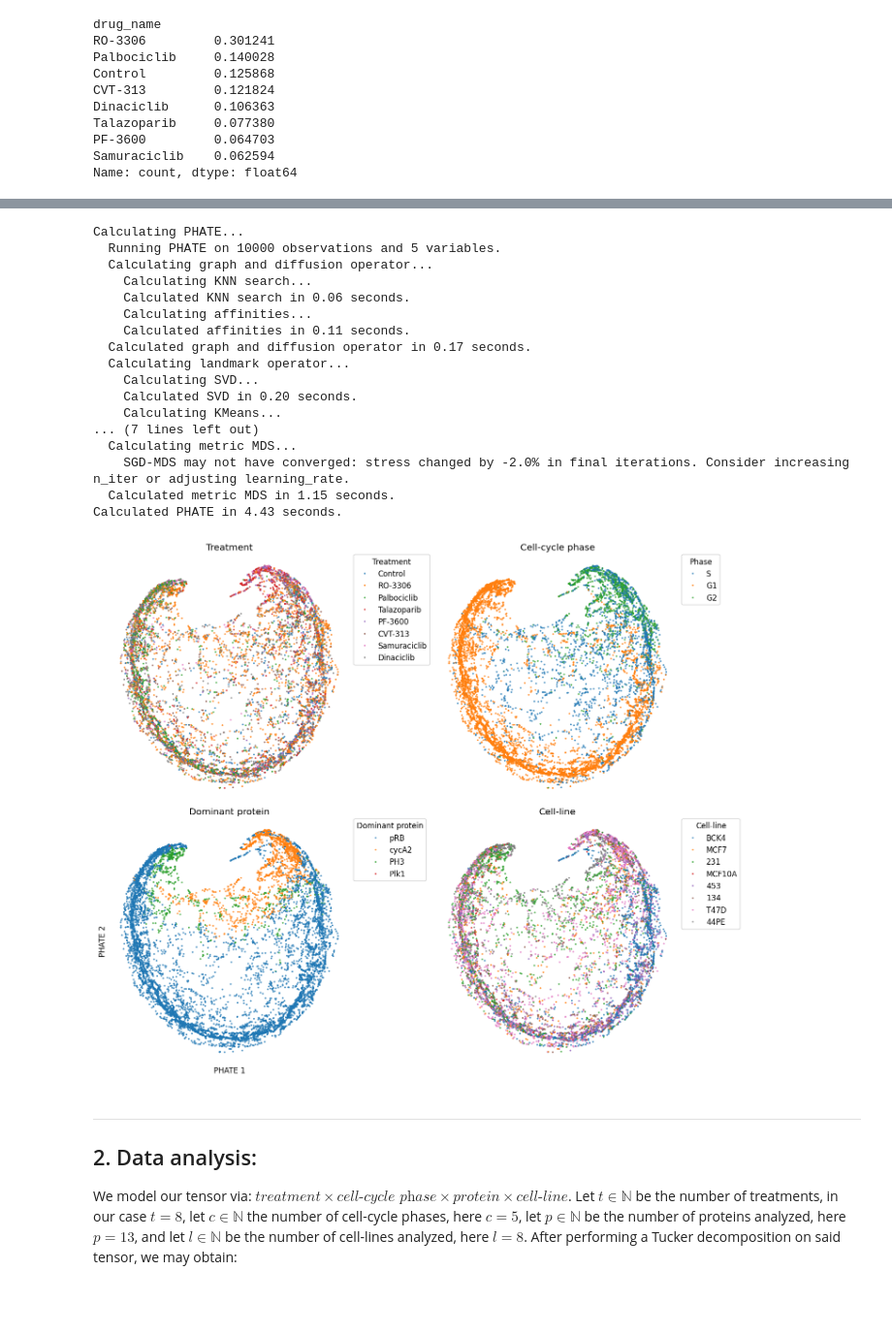
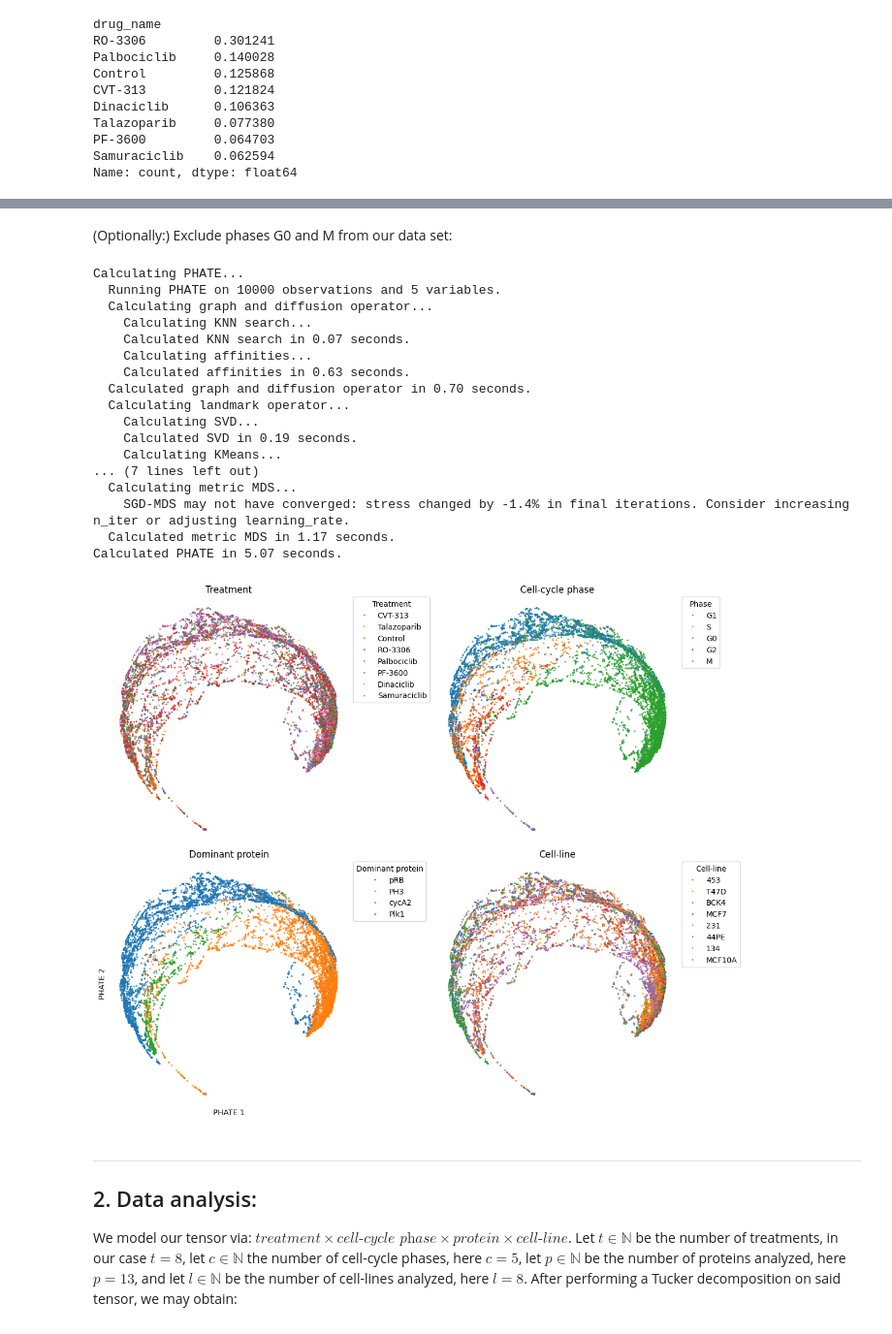
Before and after one commit to kaiwycik/tensors_and_cell_cycles, a Jupyter notebook: code/playground/playground_2.ipynb, the cells around one changed output, grey strips where cells are left out. Shown at 97% size. Saved outputs shown, nothing was run; the diff lists cells and outputs as text; code cells hidden in the pictures; blank space fills up the shorter version.

Commit message:
updated visualizations.

```diff
--- a/code/playground/playground_2.ipynb
+++ b/code/playground/playground_2.ipynb
@@ -183,2 +182,4 @@ pd.DataFrame(adata.X, columns=adata.var_names, index=adata.obs_names)
 2121333 rows × 5 columns
+# %% [markdown]
+(Optionally:) Exclude phases G0 and M from our data set:
 # %%
@@ -190,7 +191,7 @@ import phate
 dot_size = 5
 
 # PHATE on sampled data
-adata_sub = sc.pp.subsample(adata_sans_G0_M, n_obs=min(10000, adata_sans_G0_M.n_obs), copy=True, random_state=0)
+adata_sub = sc.pp.subsample(adata, n_obs=min(10000, adata.n_obs), copy=True, random_state=0)
 phate_op = phate.PHATE()
 data_phate = phate_op.fit_transform(adata_sub.X)
 dominant_protein = adata_sub[:, selected_features].to_df().idxmax(axis=1)
@@ -254,41 +255,41 @@ axes[3].set_title("Cell-line")
 axes[3].legend(
     title="Cell-line", bbox_to_anchor=(1.02, 1),
     loc="upper left", borderaxespad=0
 )
 
 
 # Final touches
 for ax in axes:
     if ax == axes[2]:
         ax.set_xlabel("PHATE 1")
         ax.set_ylabel("PHATE 2")
     else:
         ax.set_xlabel("")
         ax.set_ylabel("")
     ax.set_xticks([])
     ax.set_yticks([])
 
 plt.tight_layout()
 plt.show()
 # %% [output]
 Calculating PHATE...
   Running PHATE on 10000 observations and 5 variables.
   Calculating graph and diffusion operator...
     Calculating KNN search...
-    Calculated KNN search in 0.06 seconds.
+    Calculated KNN search in 0.07 seconds.
     Calculating affinities...
-    Calculated affinities in 0.11 seconds.
-  Calculated graph and diffusion operator in 0.17 seconds.
+    Calculated affinities in 0.63 seconds.
+  Calculated graph and diffusion operator in 0.70 seconds.
   Calculating landmark operator...
     Calculating SVD...
-    Calculated SVD in 0.20 seconds.
+    Calculated SVD in 0.19 seconds.
     Calculating KMeans...
 ... (7 lines left out)
   Calculating metric MDS...
-    SGD-MDS may not have converged: stress changed by -2.0% in final iterations. Consider increasing n_iter or adjusting learning_rate.
-  Calculated metric MDS in 1.15 seconds.
-Calculated PHATE in 4.43 seconds.
+    SGD-MDS may not have converged: stress changed by -1.4% in final iterations. Consider increasing n_iter or adjusting learning_rate.
+  Calculated metric MDS in 1.17 seconds.
+Calculated PHATE in 5.07 seconds.
-[figure, old version]
+[figure, new version]
 # %% [markdown]
 ---
 
```
Also changed, not shown: parts of 31 cells of this notebook.
